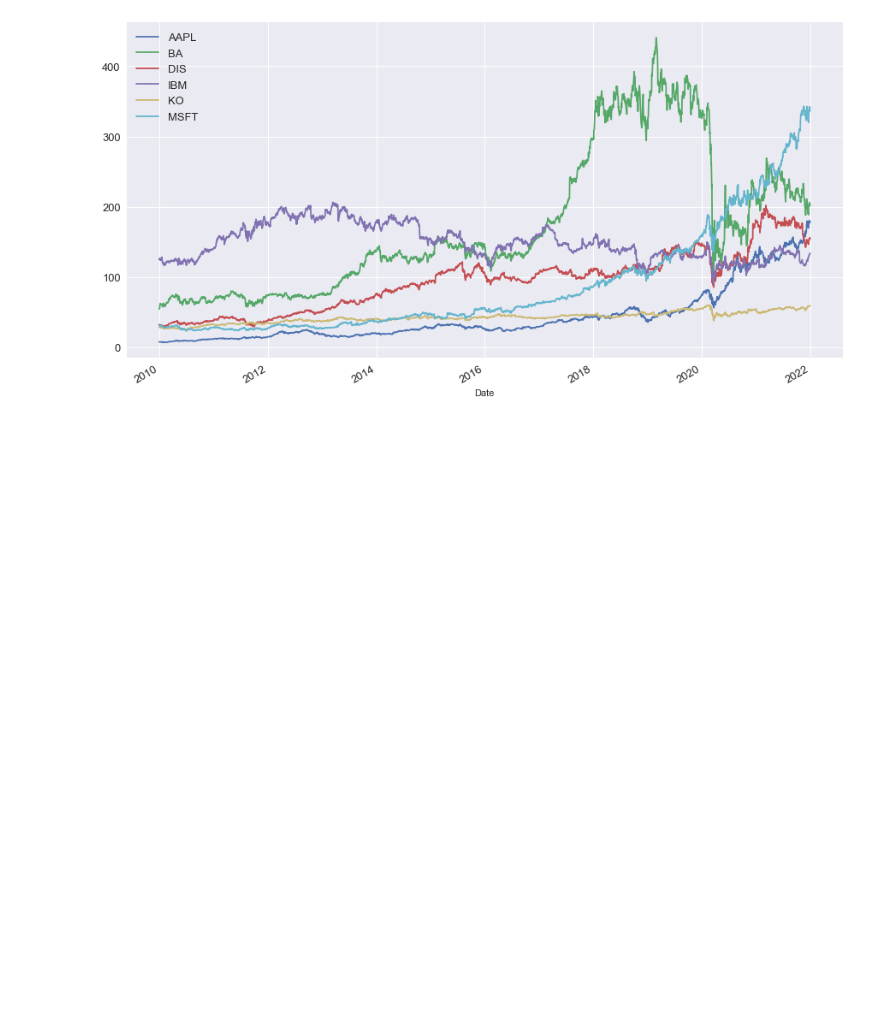
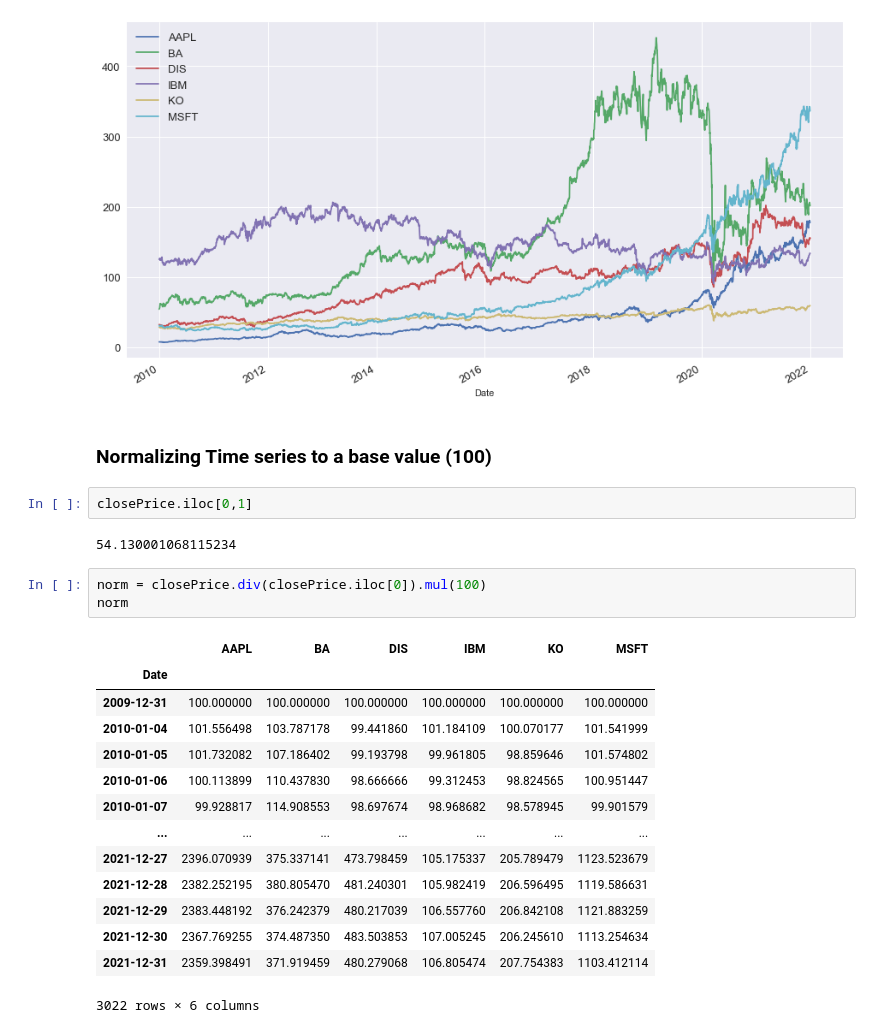
Before and after one commit to amarendra-singh/FinancePython, a Jupyter notebook: yFinance.ipynb, the cells around one changed output. Drawn from its saved outputs; the diff is of its cells as text; blank space fills up the shorter version.

```diff
--- a/yFinance.ipynb
+++ b/yFinance.ipynb
@@ -181,3 +118,27 @@ plt.legend(fontsize = 13)
 plt.show()
 # %% [output]
 [figure]
+# %% [markdown]
+<h3> Normalizing Time series to a base value (100) </h3>
+# %%
+closePrice.iloc[0,1]
+# %% [output]
+54.130001068115234
+# %%
+norm = closePrice.div(closePrice.iloc[0]).mul(100)
+norm
+# %% [output]
+|  | AAPL | BA | DIS | IBM | KO | MSFT |
+| Date |  |  |  |  |  |  |
+| 2009-12-31 | 100.000000 | 100.000000 | 100.000000 | 100.000000 | 100.000000 | 100.000000 |
+| 2010-01-04 | 101.556498 | 103.787178 | 99.441860 | 101.184109 | 100.070177 | 101.541999 |
+| 2010-01-05 | 101.732082 | 107.186402 | 99.193798 | 99.961805 | 98.859646 | 101.574802 |
+| 2010-01-06 | 100.113899 | 110.437830 | 98.666666 | 99.312453 | 98.824565 | 100.951447 |
+| 2010-01-07 | 99.928817 | 114.908553 | 98.697674 | 98.968682 | 98.578945 | 99.901579 |
+| ... | ... | ... | ... | ... | ... | ... |
+| 2021-12-27 | 2396.070939 | 375.337141 | 473.798459 | 105.175337 | 205.789479 | 1123.523679 |
+| 2021-12-28 | 2382.252195 | 380.805470 | 481.240301 | 105.982419 | 206.596495 | 1119.586631 |
+| 2021-12-29 | 2383.448192 | 376.242379 | 480.217039 | 106.557760 | 206.842108 | 1121.883259 |
+| 2021-12-30 | 2367.769255 | 374.487350 | 483.503853 | 107.005245 | 206.245610 | 1113.254634 |
+| 2021-12-31 | 2359.398491 | 371.919459 | 480.279068 | 106.805474 | 207.754383 | 1103.412114 |
+3022 rows × 6 columns
```
Also changed, not shown: parts of 14 cells of this notebook, 2 other files.
